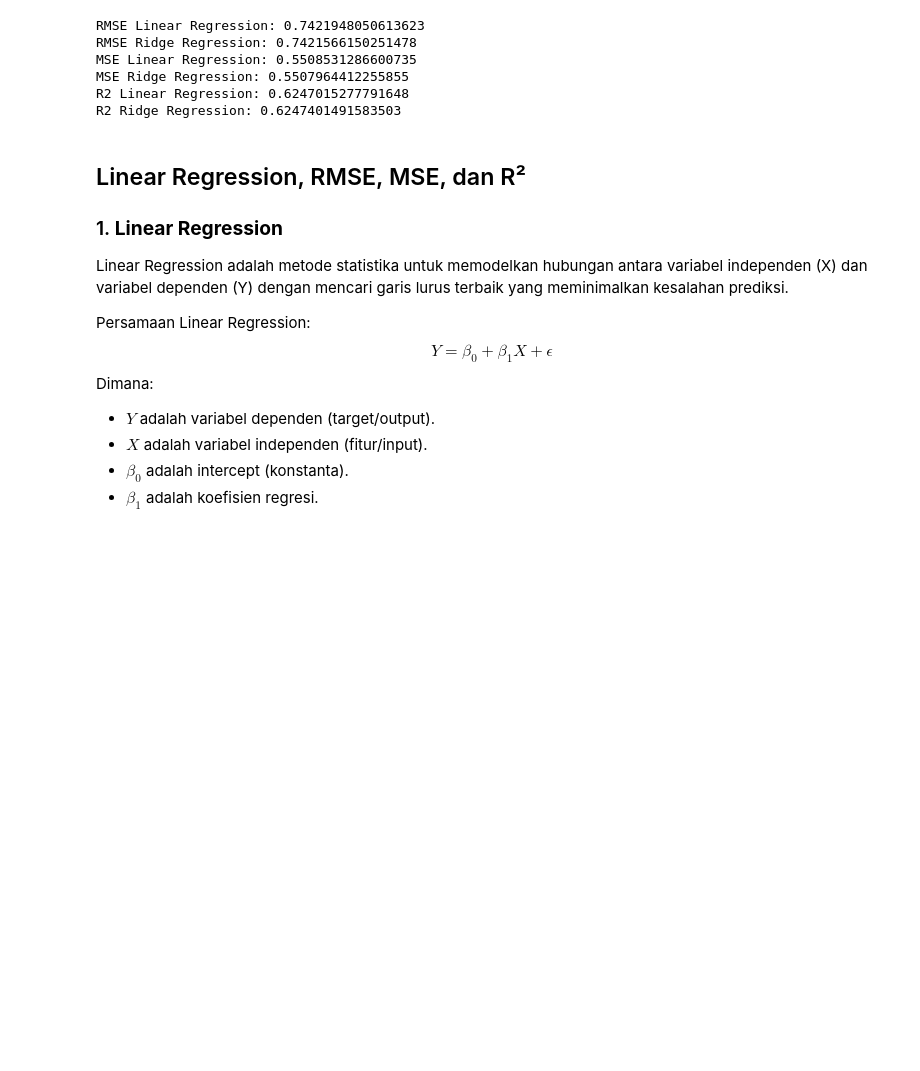
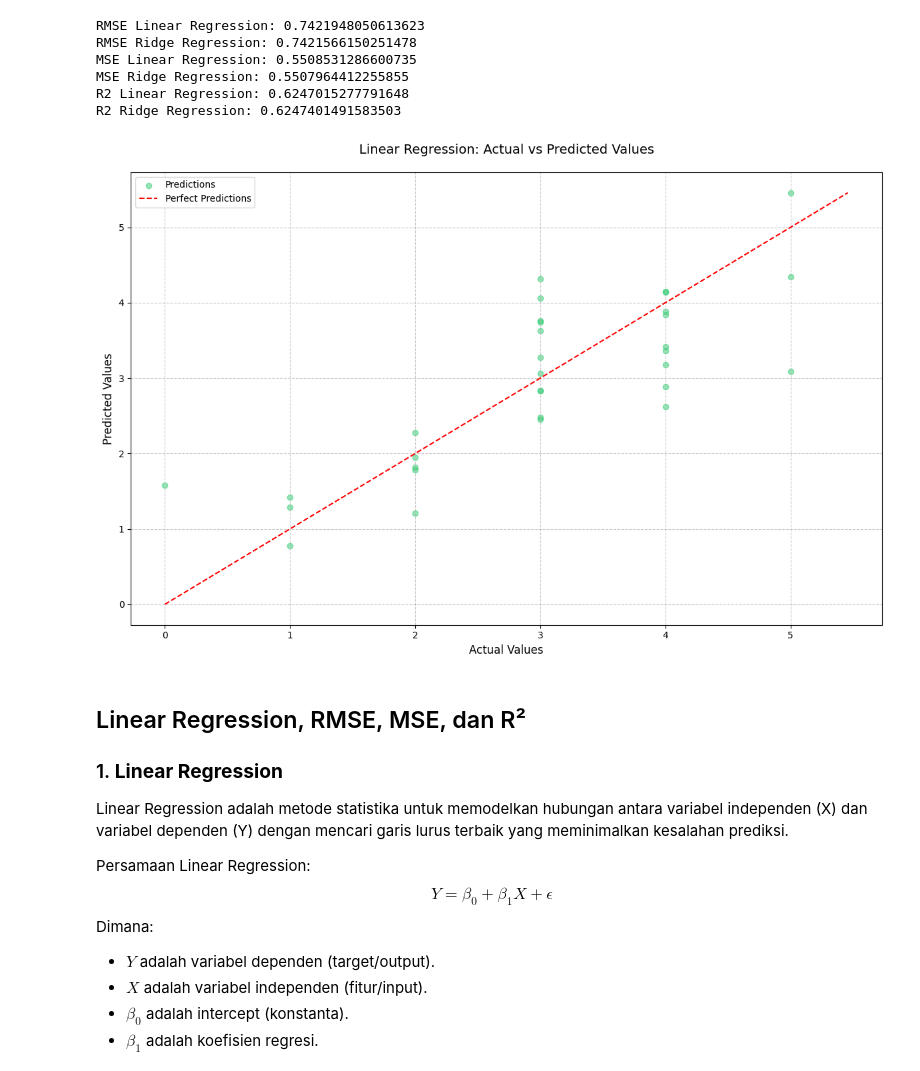
Before and after one commit to RayHDF/ml-repo-ray, a Jupyter notebook: week-one/regression-automobile.ipynb, the cells around one changed output. Saved outputs shown, nothing was run; the diff lists cells and outputs as text; code cells hidden in the pictures; blank space fills up the shorter version.

Commit message:
added plot

```diff
--- a/week-one/regression-automobile.ipynb
+++ b/week-one/regression-automobile.ipynb
@@ -250,6 +250,28 @@ MSE Linear Regression: 0.5508531286600735
 MSE Ridge Regression: 0.5507964412255855
 R2 Linear Regression: 0.6247015277791648
 R2 Ridge Regression: 0.6247401491583503
+# %%
+import matplotlib.pyplot as plt
+import numpy as np
+
+plt.figure(figsize=(12, 8))
+
+plt.scatter(y_test, y_pred_lin_reg, color='#2ecc71', alpha=0.5, label='Predictions')
+
+min_val = min(min(y_test), min(y_pred_lin_reg))
+max_val = max(max(y_test), max(y_pred_lin_reg))
+plt.plot([min_val, max_val], [min_val, max_val], 'r--', label='Perfect Predictions')
+
+plt.title('Linear Regression: Actual vs Predicted Values', fontsize=14, pad=20)
+plt.xlabel('Actual Values', fontsize=12)
+plt.ylabel('Predicted Values', fontsize=12)
+plt.legend(fontsize=10)
+plt.grid(True, linestyle='--', alpha=0.7)
+
+plt.tight_layout()
+plt.show()
+# %% [output]
+[figure, added]
 # %% [markdown]
 ## Linear Regression, RMSE, MSE, dan R²
 
```
